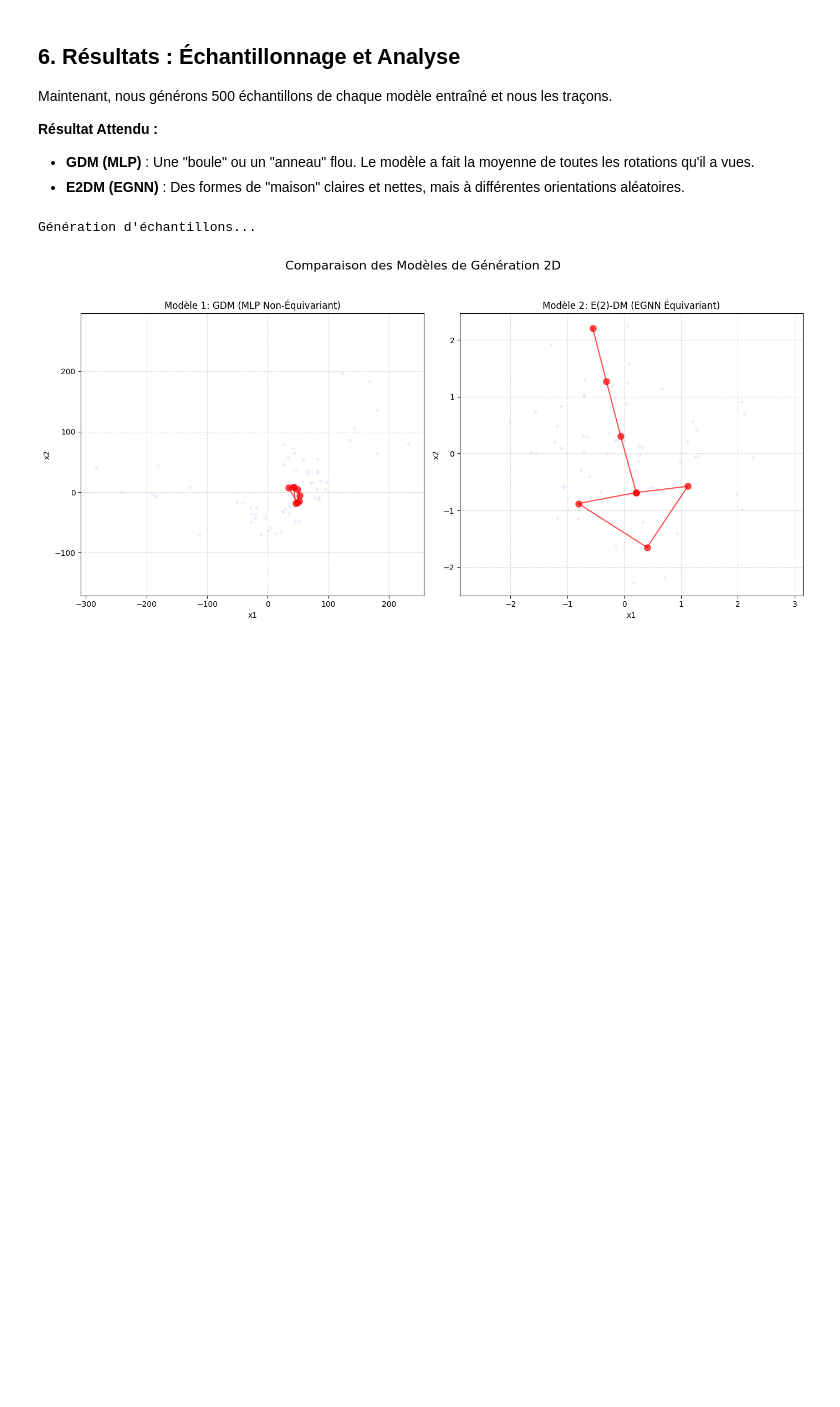
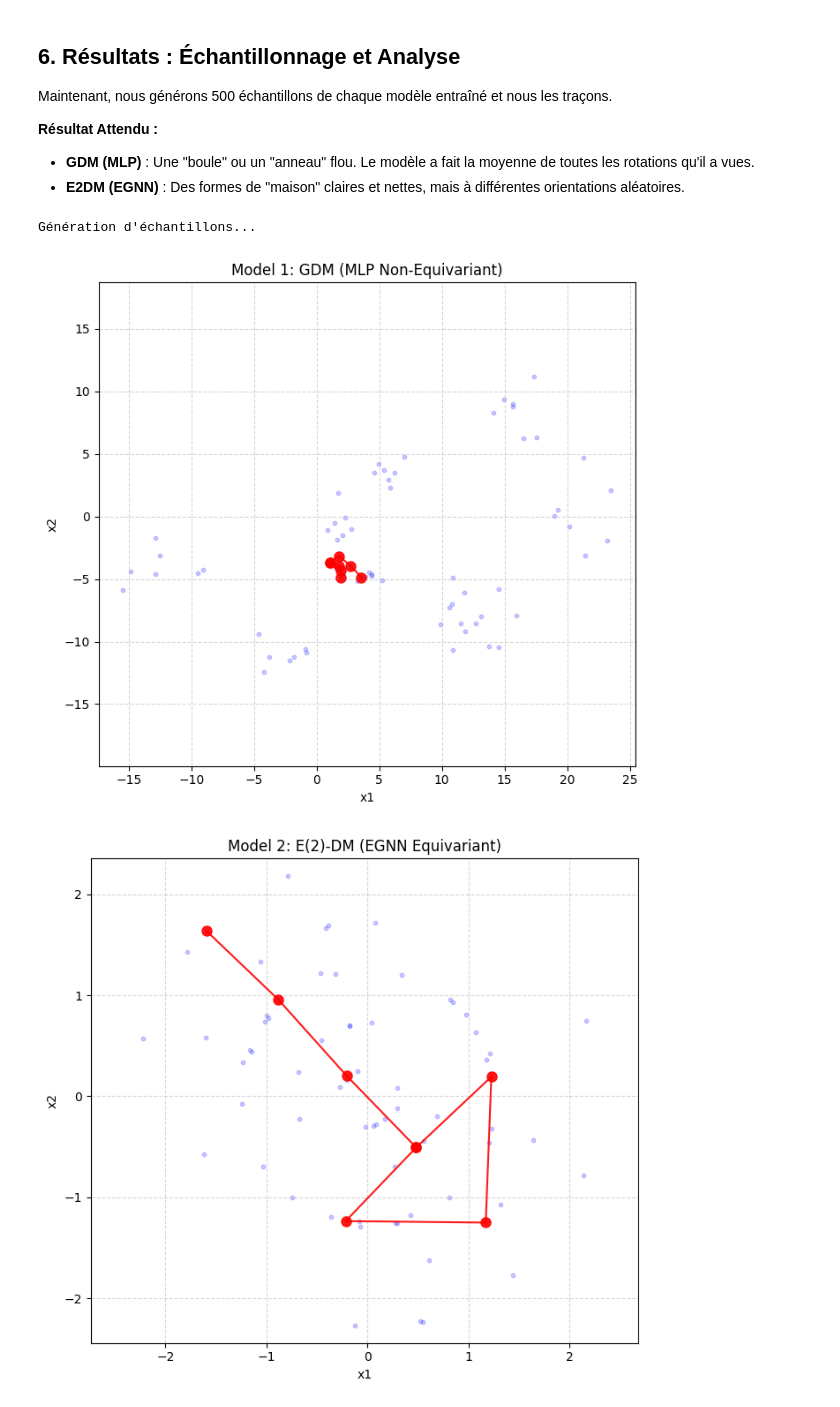
Before and after one commit to mdb0/Equivariant-Diffusion-for-Molecule-Generation-in-3D, a Jupyter notebook: toy_exemple.ipynb, the cells around one changed output. Drawn from its saved outputs; the diff is of its cells as text; code cells hidden in the pictures; blank space fills up the shorter version.

```diff
--- a/toy_exemple.ipynb
+++ b/toy_exemple.ipynb
@@ -69,13 +131,13 @@ def plot_samples(samples, title, ax=None):
     # Aplatir tous les échantillons pour le scatter plot
     ax.scatter(samples_cpu[:, :, 0].ravel(),
                samples_cpu[:, :, 1].ravel(),
-               alpha=0.05, s=10, color='blue')
+               alpha=0.2, s=10, color='blue')
 
     # Tracer un échantillon en grand
     one_sample = samples_cpu[0]
     idxs = np.argsort(np.linalg.norm(one_sample, axis=1))
     idxs = idxs[[1, 2, 5, 3, 1, 0, 4, 6]]
-    ax.plot(one_sample[idxs, 0], one_sample[idxs, 1], 'o-', color='red', markersize=8, alpha=0.7)
+    ax.plot(one_sample[idxs, 0], one_sample[idxs, 1], 'o-', color='red', markersize=8, alpha=0.9)
 
     ax.set_title(title)
     ax.set_xlabel("x1")
@@ -183,7 +245,7 @@ class BaseDiffusion(nn.Module):
             alpha_ts = alpha_t/alpha_s
             omega_ts = omega_t - alpha_ts**2 * omega_s
             omega_t_s_sq = (omega_ts * omega_s) / omega_t
-            omega_t_s = np.sqrt(max(omega_t_s_sq, 1e-8))
+            omega_t_s = torch.sqrt(max(omega_t_s_sq, 1e-8))
 
             # Étape de reverse diffusion
             eps_x = 0.0
@@ -193,7 +255,7 @@ class BaseDiffusion(nn.Module):
 
             # Formule de x_{t-1}
             term1 = x / alpha_ts
-            term2 = (omega_ts / (alpha_ts * np.sqrt(omega_t))) * dx
+            term2 = (omega_ts / (alpha_ts * torch.sqrt(omega_t))) * dx
             term3 = omega_t_s * eps_x
             x = term1 - term2 + term3
 
@@ -346,7 +408,7 @@ gdm param count : 25454
 # Paramètres d'entraînement
 MAX_ITER = 20001
 BATCH_SIZE = 128
-LR = 1e-4
+LR = 1e-3
 
 optim_gdm = optim.Adam(gdm_model.parameters(), lr=LR)
 optim_e2dm = optim.Adam(e2dm_model.parameters(), lr=LR)
@@ -396,27 +458,32 @@ Maintenant, nous générons 500 échantillons de chaque modèle entraîné et no
 # %%
 print("Génération d'échantillons...")
 # Générer des échantillons des deux modèles
 gdm_samples = gdm_model.sample(batch_size=10, N=N)
 e2dm_samples = e2dm_model.sample(batch_size=10, N=N)
 
 # Créer une figure avec deux sous-graphiques
-fig, (ax1, ax2) = plt.subplots(1, 2, figsize=(14, 7))
+fig, ax1 = plt.subplots(1, 1, figsize=(7, 7))
 
-fig.suptitle("Comparaison des Modèles de Génération 2D", fontsize=16)
 
 # Tracer les résultats du GDM
-plot_samples(gdm_samples, "Modèle 1: GDM (MLP Non-Équivariant)", ax=ax1)
-ax1.set_title("Modèle 1: GDM (MLP Non-Équivariant)")
-
-# Tracer les résultats de l'E(2)-DM
-plot_samples(e2dm_samples, "Modèle 2: E(2)-DM (EGNN Équivariant)", ax=ax2)
-ax2.set_title("Modèle 2: E(2)-DM (EGNN Équivariant)")
+plot_samples(gdm_samples, "Model 1: GDM (MLP Non-Equivariant)", ax=ax1)
+ax1.set_title("Model 1: GDM (MLP Non-Equivariant)")
 
 plt.tight_layout(rect=[0, 0.03, 1, 0.95])
 plt.show()
+
+
+fig, ax1 = plt.subplots(1, 1, figsize=(7, 7))
+# Tracer les résultats de l'E(2)-DM
+plot_samples(e2dm_samples, "Model 2: E(2)-DM (EGNN Equivariant)", ax=ax1)
+ax1.set_title("Model 2: E(2)-DM (EGNN Equivariant)")
+
+plt.tight_layout(rect=[0, 0.03, 1, 0.95])
+plt.show()
 # %% [output]
 Génération d'échantillons...
-[figure, old version]
+[figure, new version]
+[figure, added]
 # %%
 
 # Sampler z_T ~ N(0, I)
```
Also changed, not shown: parts of 10 cells of this notebook, 6 other files.
